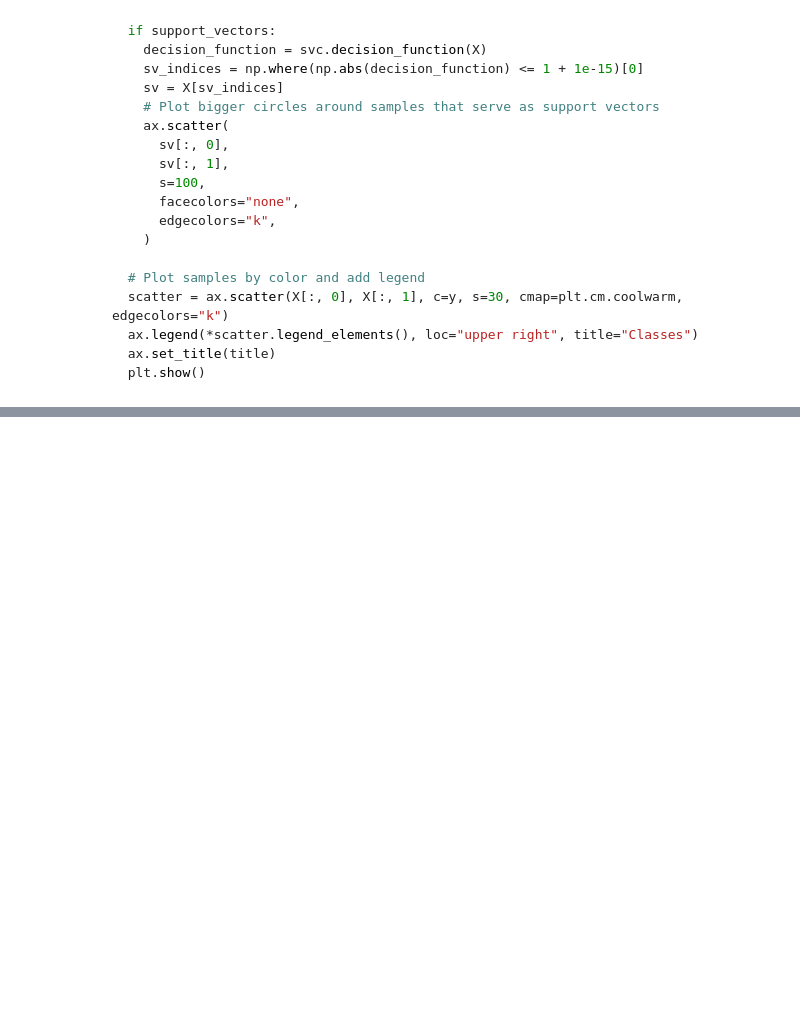
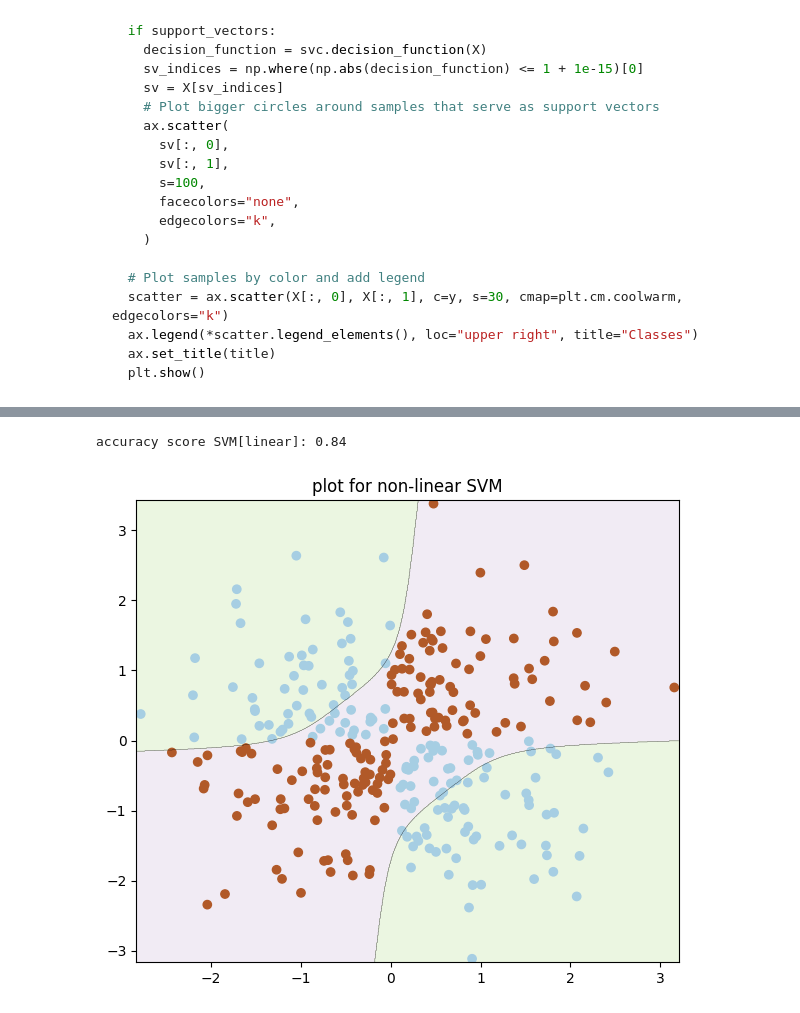
Before and after one commit to worachote1/Machine-Learning-Lab-KMITL, a Jupyter notebook: week_5_homework/W5_1_64010757.ipynb, the cells around one changed output, grey strips where cells are left out. Cells and saved outputs as stored; diff of their text form; code cells hidden in the pictures; blank space fills up the shorter version.

```diff
--- a/week_5_homework/W5_1_64010757.ipynb
+++ b/week_5_homework/W5_1_64010757.ipynb
@@ -615,0 +688,13 @@ def plot_svc_decision_boundary(svc, X, y, title=" Decision boundaries in SVC", s
+# %%
+poly_kernel_svm_d4 = Pipeline([
+        ("scaler", StandardScaler()),
+        ("svm_clf", SVC(kernel="poly", degree=4))
+    ])
+poly_kernel_svm_d4.fit(X, y)
+y_pred = poly_kernel_svm_d4.predict(X)
+poly_kernel_svm_d4_acc = accuracy_score(y, y_pred)
+print(f"accuracy score SVM[linear]: {poly_kernel_svm_d4_acc:.2f}")
+plot_decision_boundary(poly_kernel_svm_d4, X, y, title="plot for non-linear SVM")
+# %% [output]
+accuracy score SVM[linear]: 0.84
+[figure, added]
```
Also changed, not shown: parts of 15 cells of this notebook, 2 other files.
